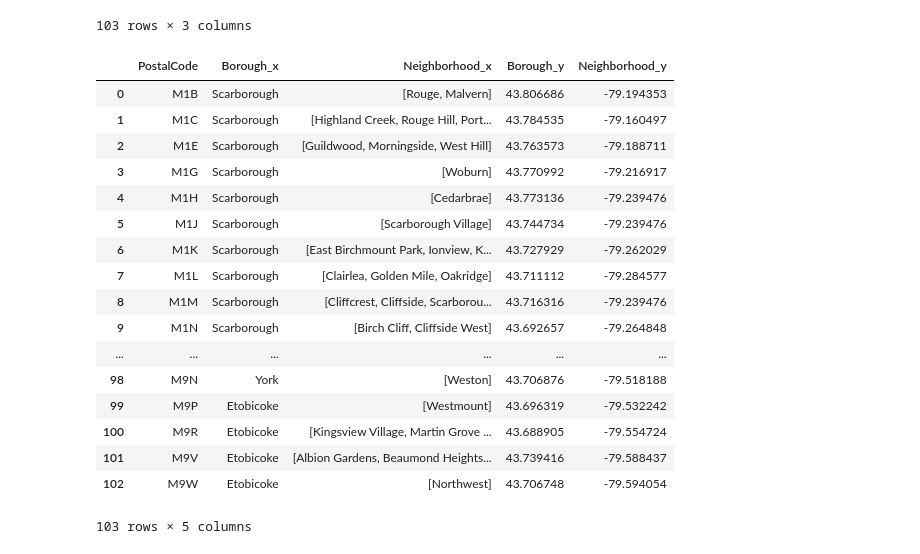
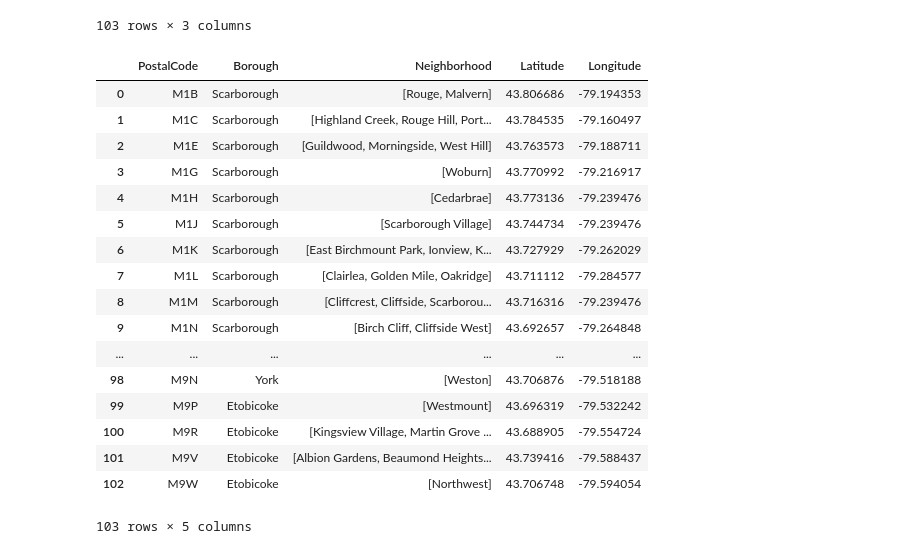
Before and after one commit to JulieLee0101/Coursera_Capstone, a Jupyter notebook: TorontoNeighborhoodsClustering.ipynb, the cells around one changed output. Saved outputs shown, nothing was run; the diff lists cells and outputs as text; code cells hidden in the pictures.

Commit message:
change geo_df column name

```diff
--- a/TorontoNeighborhoodsClustering.ipynb
+++ b/TorontoNeighborhoodsClustering.ipynb
@@ -135,11 +135,11 @@ geo_df
 103 rows × 3 columns
 # %%
 # Rename column of Postal code, then we can merge two tables
-geo_df.columns = col
+geo_df = geo_df.rename(columns = {'Postal Code':'PostalCode'})
 new_df_geo = pd.merge(new_df, geo_df, on='PostalCode')
 new_df_geo
 # %% [output]
-|  | PostalCode | Borough_x | Neighborhood_x | Borough_y | Neighborhood_y |
+|  | PostalCode | Borough | Neighborhood | Latitude | Longitude |
 | 0 | M1B | Scarborough | [Rouge, Malvern] | 43.806686 | -79.194353 |
 | 1 | M1C | Scarborough | [Highland Creek, Rouge Hill, Port... | 43.784535 | -79.160497 |
 | 2 | M1E | Scarborough | [Guildwood, Morningside, West Hill] | 43.763573 | -79.188711 |
```
